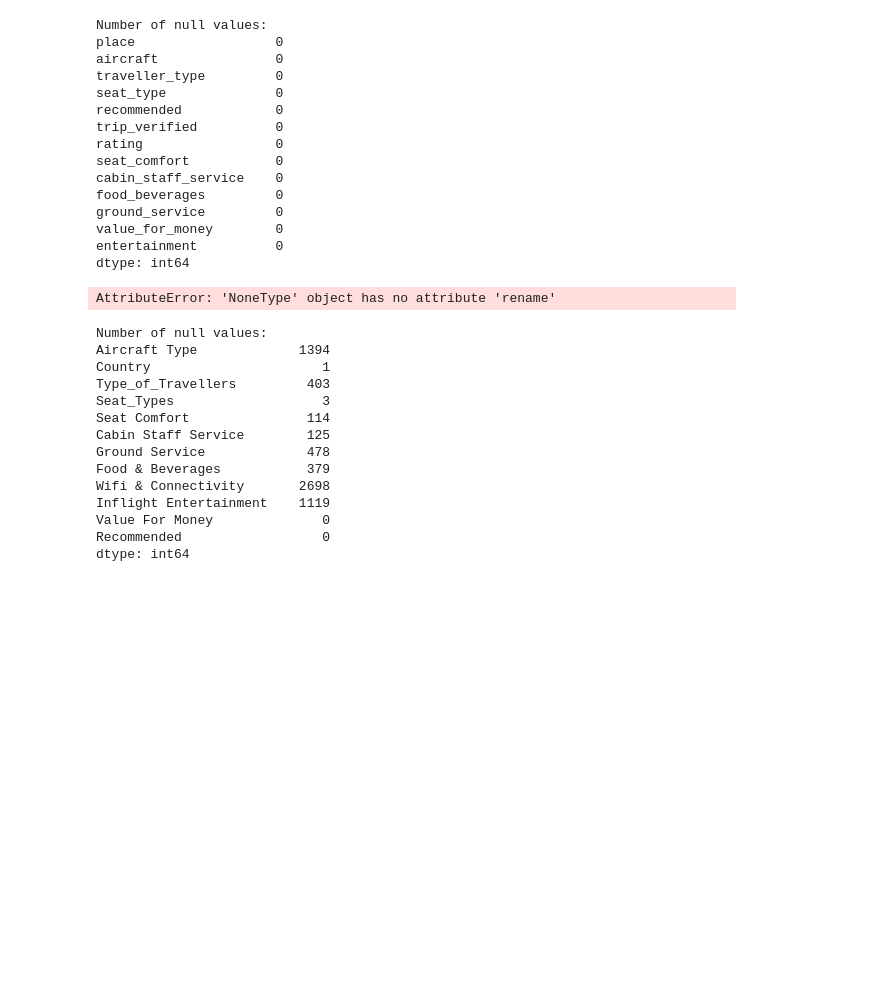
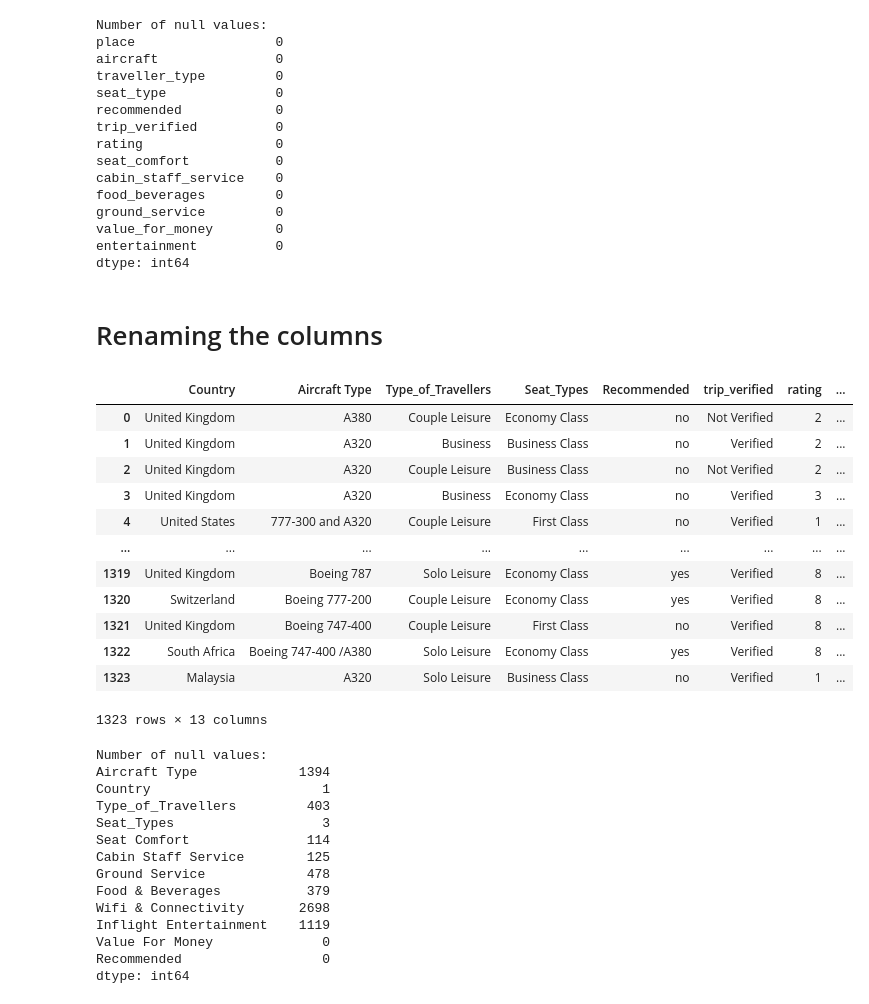
Before and after one commit to chonyeagoro/Project_3_Data_Engineering, a Jupyter notebook: Project_3_data_engineering.ipynb, the cells around one changed output. Saved outputs shown, nothing was run; the diff lists cells and outputs as text; code cells hidden in the pictures; blank space fills up the shorter version.

```diff
--- a/Project_3_data_engineering.ipynb
+++ b/Project_3_data_engineering.ipynb
@@ -120,11 +121,30 @@ ground_service         0
 value_for_money        0
 entertainment          0
 dtype: int64
+# %% [markdown]
+# Renaming the columns
 # %%
-airlines_df.rename(columns={'aircraft': 'Aircraft Type'}, inplace=True)
+airlines_df.rename(columns={'aircraft': 'Aircraft Type', 'recommended': 'Recommended',
+                            'traveller_type': 'Type_of_Travellers', 'seat_type': 'Seat_Types',
+                           'seat_comfort': 'Seat Comfort', 'food_beverages': 'Food & Beverages',
+                           'place': 'Country', 'cabin_staff_service': 'Cabin Staff Service',
+                           'ground_service': 'Ground Service', 'value_for_money': 'Value For Money',
+                           'entertainment': 'Inflight Entertainment'}, inplace=True)
 airlines_df
 # %% [output]
+|  | Country | Aircraft Type | Type_of_Travellers | Seat_Types | Recommended | trip_verified | rating | ... |
+| 0 | United Kingdom | A380 | Couple Leisure | Economy Class | no | Not Verified | 2 | ... |
+| 1 | United Kingdom | A320 | Business | Business Class | no | Verified | 2 | ... |
+| 2 | United Kingdom | A320 | Couple Leisure | Business Class | no | Not Verified | 2 | ... |
+| 3 | United Kingdom | A320 | Business | Economy Class | no | Verified | 3 | ... |
+| 4 | United States | 777-300 and A320 | Couple Leisure | First Class | no | Verified | 1 | ... |
+| ... | ... | ... | ... | ... | ... | ... | ... | ... |
+| 1319 | United Kingdom | Boeing 787 | Solo Leisure | Economy Class | yes | Verified | 8 | ... |
+| 1320 | Switzerland | Boeing 777-200 | Couple Leisure | Economy Class | yes | Verified | 8 | ... |
+| 1321 | United Kingdom | Boeing 747-400 | Couple Leisure | First Class | no | Verified | 8 | ... |
+| 1322 | South Africa | Boeing 747-400 /A380 | Solo Leisure | Economy Class | yes | Verified | 8 | ... |
+| 1323 | Malaysia | A320 | Solo Leisure | Business Class | no | Verified | 1 | ... |
-AttributeError: 'NoneType' object has no attribute 'rename'
+1323 rows × 13 columns
 # %%
 null_values_reviews = airlines_reviews_df.isnull().sum()
 print("Number of null values: ")
```
Also changed, not shown: parts of 11 cells of this notebook.
